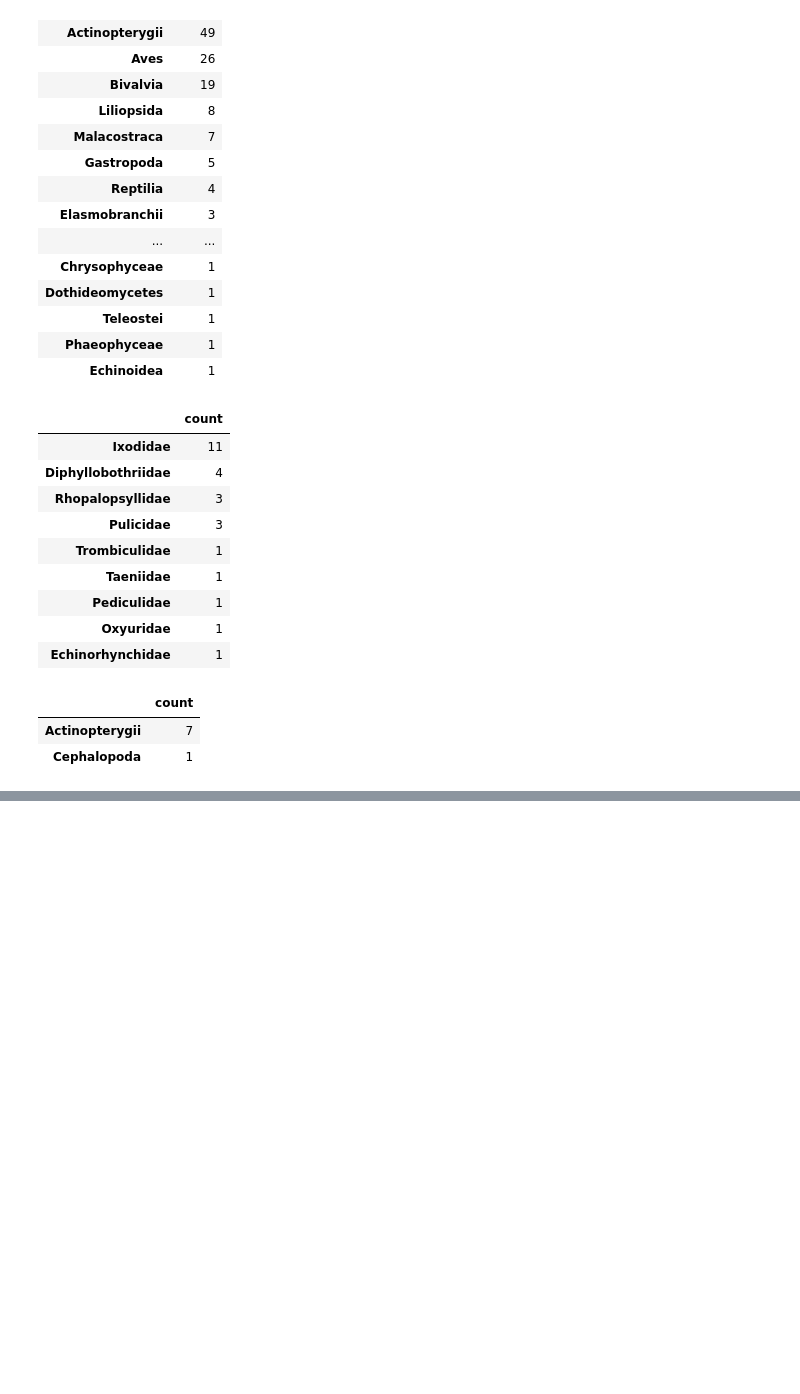
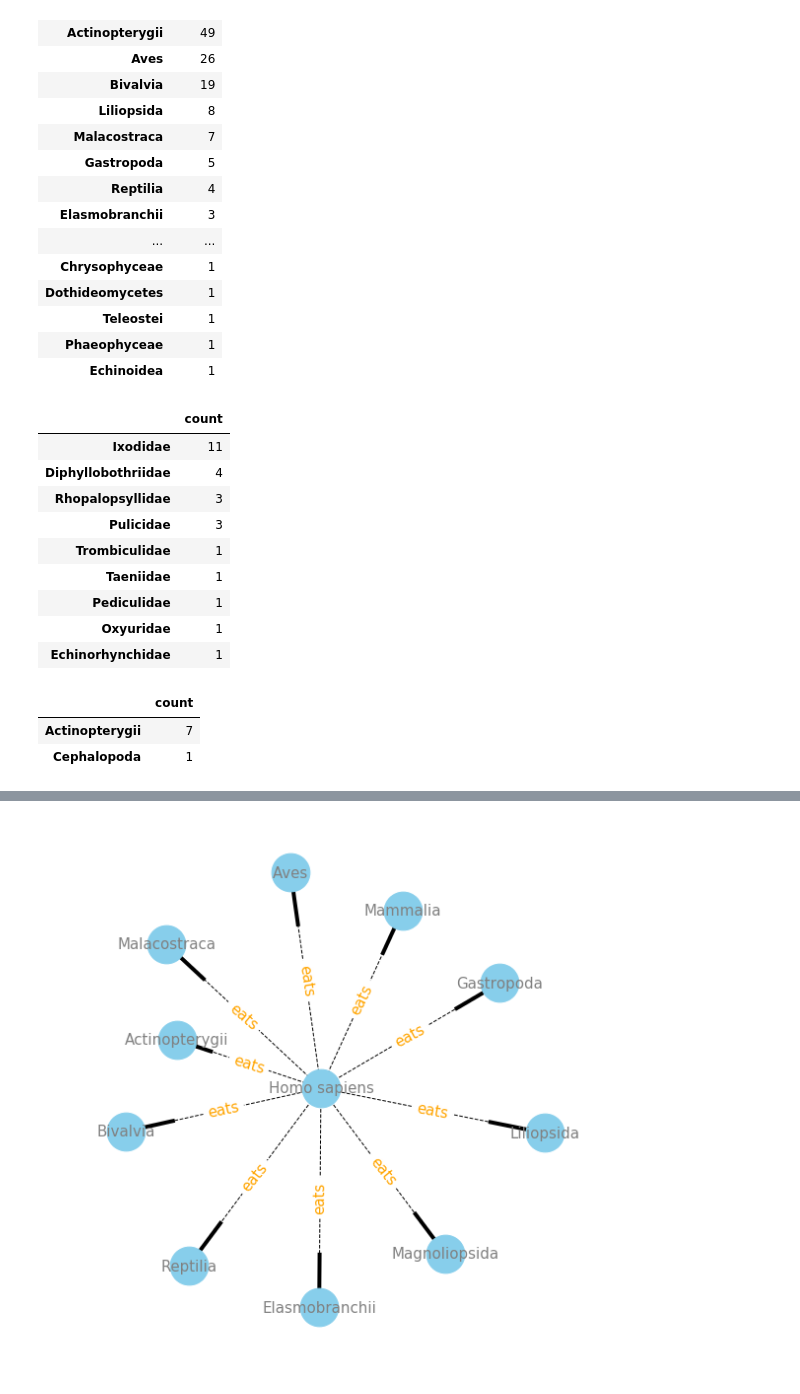
Before and after one commit to cabinetofcuriosity/globi_explore, a Jupyter notebook: notebook/with_new_tsv/Globi_exploration_new.ipynb, the cells around one changed output, grey strips where cells are left out. Saved outputs shown, nothing was run; the diff lists cells and outputs as text; code cells hidden in the pictures; blank space fills up the shorter version.

```diff
--- a/notebook/with_new_tsv/Globi_exploration_new.ipynb
+++ b/notebook/with_new_tsv/Globi_exploration_new.ipynb
@@ -267,0 +319,4 @@ wiki('Actinopterygii', 'preysOn', 'targetTaxonClassName')
+# %%
+plot('Homo sapiens', 'eats', 'targetTaxonClassName', 10)
+# %% [output]
+[figure, added]
```
Also changed, not shown: parts of 14 cells of this notebook.
